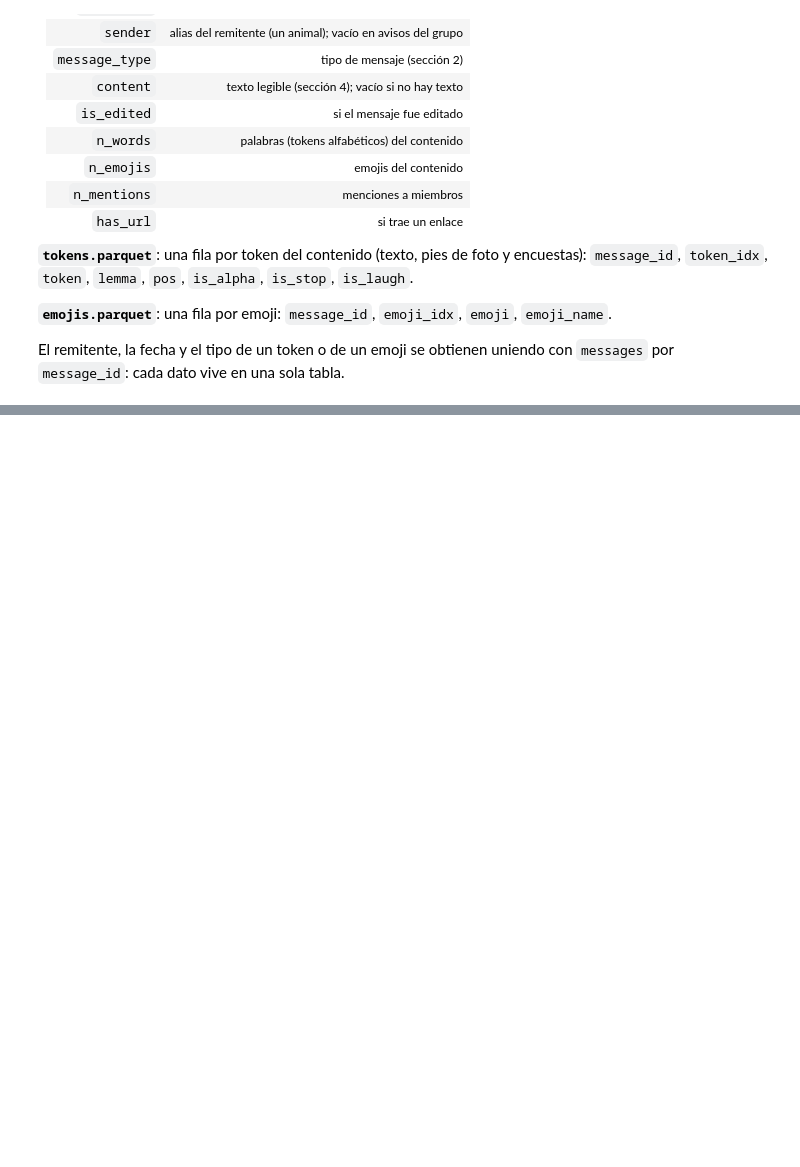
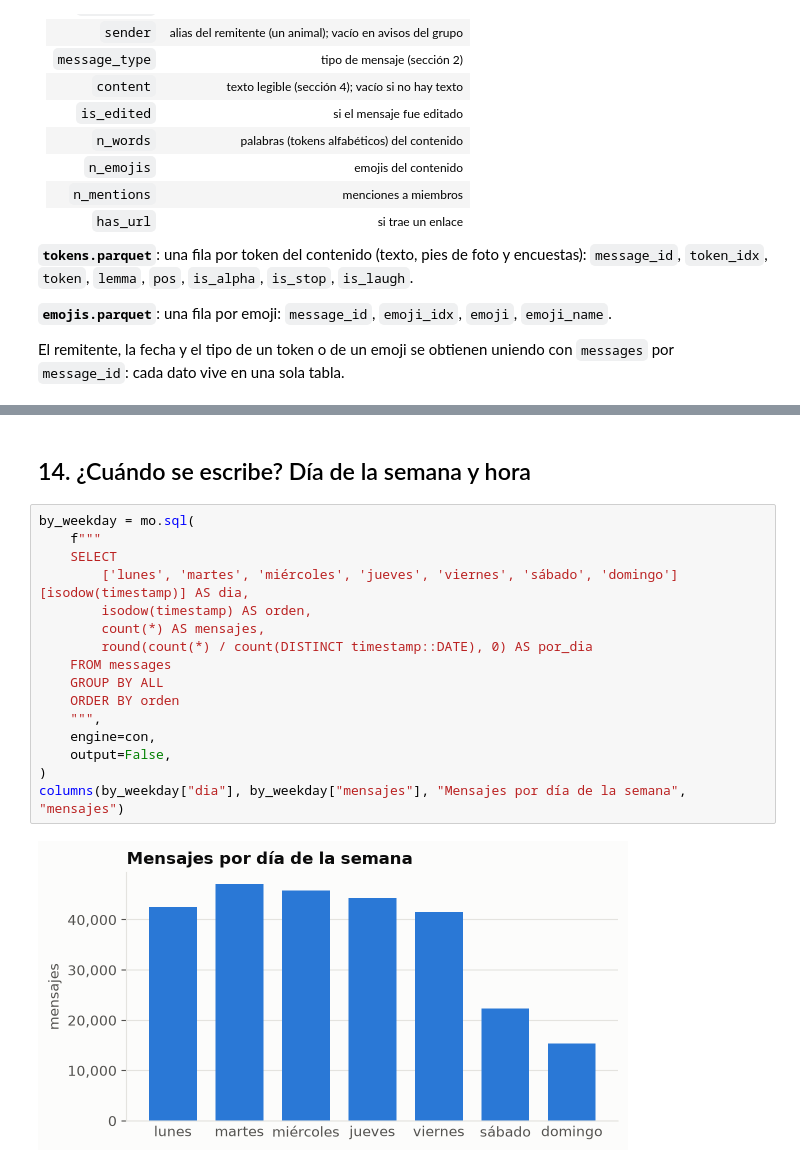
Before and after one commit to enriquegiottonini/wasap-group-chat-analyzer, a Jupyter notebook: notebooks/02_eda_silver.ipynb, the cells around one changed output, grey strips where cells are left out. Drawn from its saved outputs; the diff is of its cells as text; blank space fills up the shorter version.

```diff
--- a/notebooks/02_eda_silver.ipynb
+++ b/notebooks/02_eda_silver.ipynb
@@ -608,0 +784,20 @@ El remitente, la fecha y el tipo de un token o de un emoji se obtienen uniendo c
+# %% [markdown]
+## 14. ¿Cuándo se escribe? Día de la semana y hora
+# %%
+by_weekday = mo.sql(
+    f"""
+    SELECT
+        ['lunes', 'martes', 'miércoles', 'jueves', 'viernes', 'sábado', 'domingo'][isodow(timestamp)] AS dia,
+        isodow(timestamp) AS orden,
+        count(*) AS mensajes,
+        round(count(*) / count(DISTINCT timestamp::DATE), 0) AS por_dia
+    FROM messages
+    GROUP BY ALL
+    ORDER BY orden
+    """,
+    engine=con,
+    output=False,
+)
+columns(by_weekday["dia"], by_weekday["mensajes"], "Mensajes por día de la semana", "mensajes")
+# %% [output]
+[figure, added]
```
Also changed, not shown: parts of 31 cells of this notebook, 4 other files.
